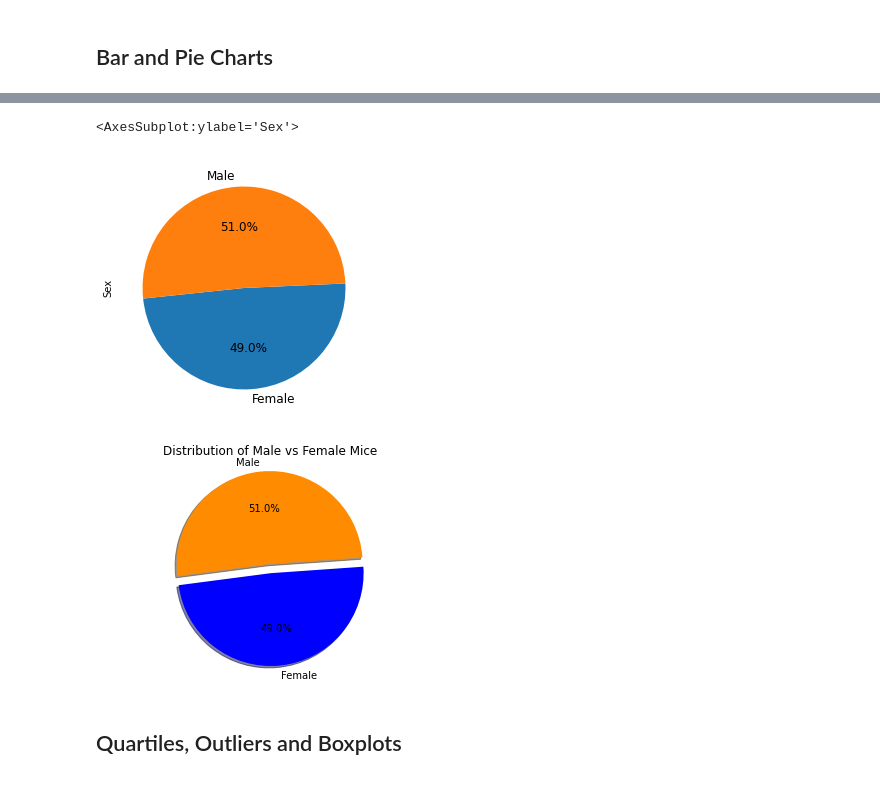
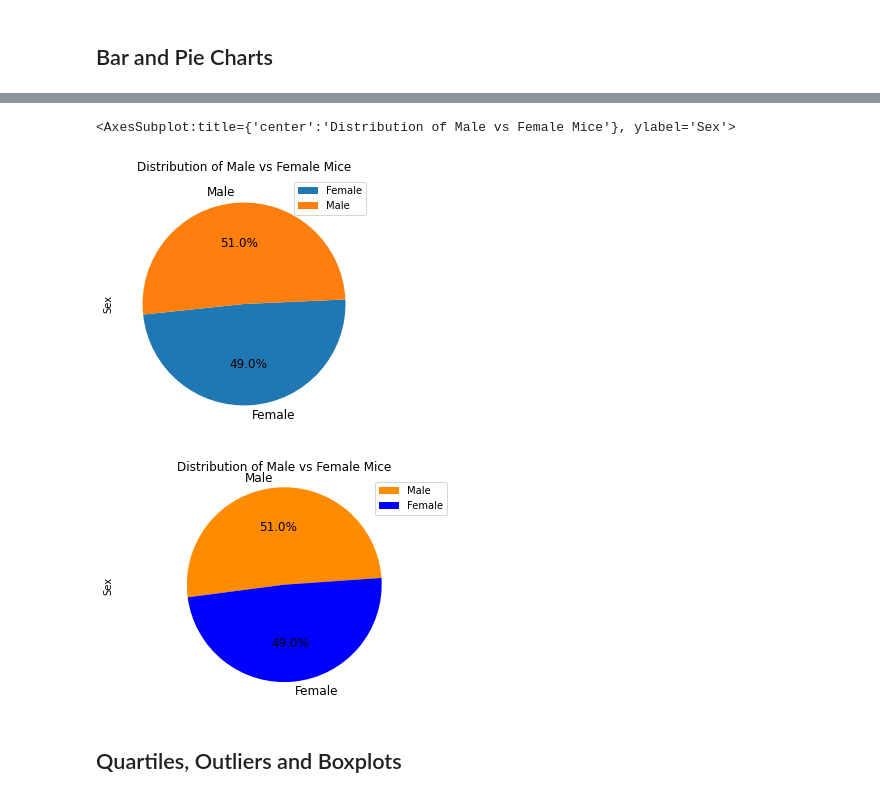
Before and after one commit to IssyL08/Matplotlib, a Jupyter notebook: Pymaceuticals/Pymaceuticals_HW_IL.ipynb, the cells around one changed output, grey strips where cells are left out. Saved outputs shown, nothing was run; the diff lists cells and outputs as text; code cells hidden in the pictures.

```diff
--- a/Pymaceuticals/Pymaceuticals_HW_IL.ipynb
+++ b/Pymaceuticals/Pymaceuticals_HW_IL.ipynb
@@ -269,45 +226,44 @@ plt.show()
 # %%
 # Generate a pie plot showing the distribution of female versus male mice using pandas
 
 gender = clean_mouse_study.groupby('Sex')
 gender_qty = gender["Sex"].count()
 
-
-plt.figure(figsize=(10,6))
+plt.figure(figsize=(10,10))
 ax1 = plt.subplot(121, aspect = 'equal')
-gender_qty.plot(kind='pie', y = "Quantity", ax=ax1, autopct = '%1.1f%%',
-              startangle = 186, shadow = False, legend = False, fontsize = 12)
+gender_qty.plot(kind='pie', title="Distribution of Male vs Female Mice", y = "Quantity", ax=ax1, autopct = '%1.1f%%',
+              startangle = 186, shadow = False, legend = True, fontsize = 12)
 # %% [output]
-<AxesSubplot:ylabel='Sex'>
+<AxesSubplot:title={'center':'Distribution of Male vs Female Mice'}, ylabel='Sex'>
-[figure, old version]
+[figure, new version]
 # %%
 # Generate a pie plot showing the distribution of female versus male mice using pyplot
 
+plt.title("Distribution of female versus male mice")
+
 gender = clean_mouse_study["Sex"].value_counts()
 
-#Labels sections of the pie plot
+#Labels
 labels = ["Male", "Female"]
 
-# Define colors of each section of pie plot
-colors = ["darkorange", "blue"]
-
+colors=["DarkOrange", "Blue"]
 # Define counts
 counts = np.array(gender)
 
-# Define each section
-explode = (0.1, 0)
-
-# Direct matplotlib to create a pie chart based upon the above data
-plt.pie(gender, explode = explode, labels=labels, colors=colors, autopct="%1.1f%%",
-        shadow = True, startangle = 364)
+# Matplotlib creates chart as pie
+plt.pie(gender, labels=labels, colors=colors, autopct="%1.1f%%",textprops={'size': 'larger'},
+        shadow = False, startangle = 364)
 
 # Create axes which are equal so we have a perfect circle
 plt.axis("equal")
 plt.title("Distribution of Male vs Female Mice")
+plt.ylabel("Sex")
+
+plt.legend()
 
 # Display pie plot
 plt.show()
 # %% [output]
-[figure, old version]
+[figure, new version]
 # %% [markdown]
 ## Quartiles, Outliers and Boxplots
```
Also changed, not shown: parts of 16 cells of this notebook, 2 other files.
